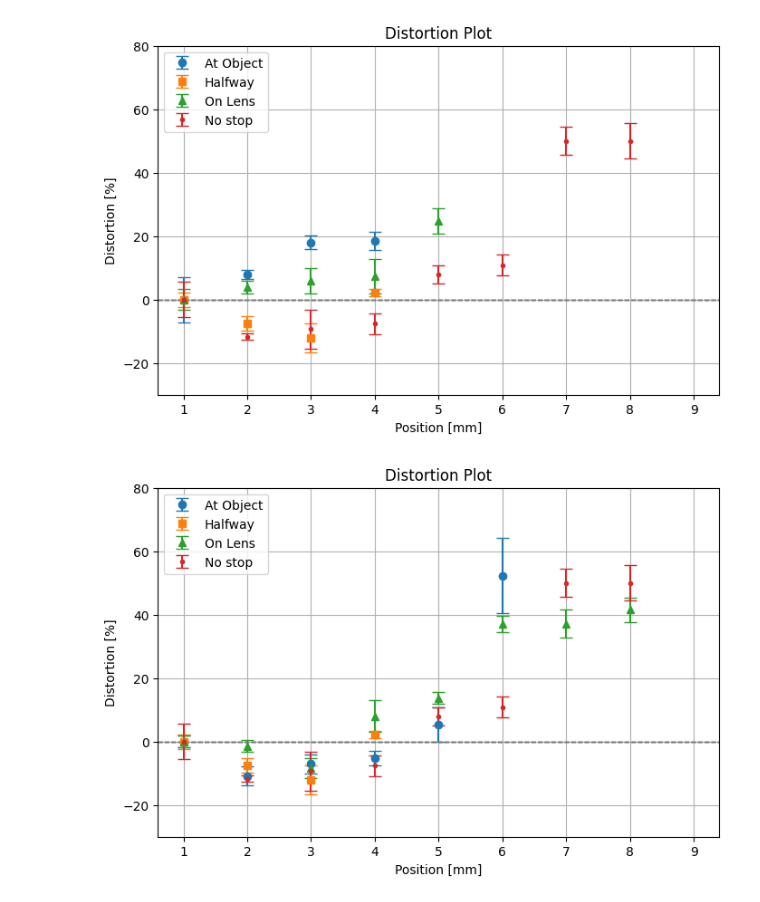
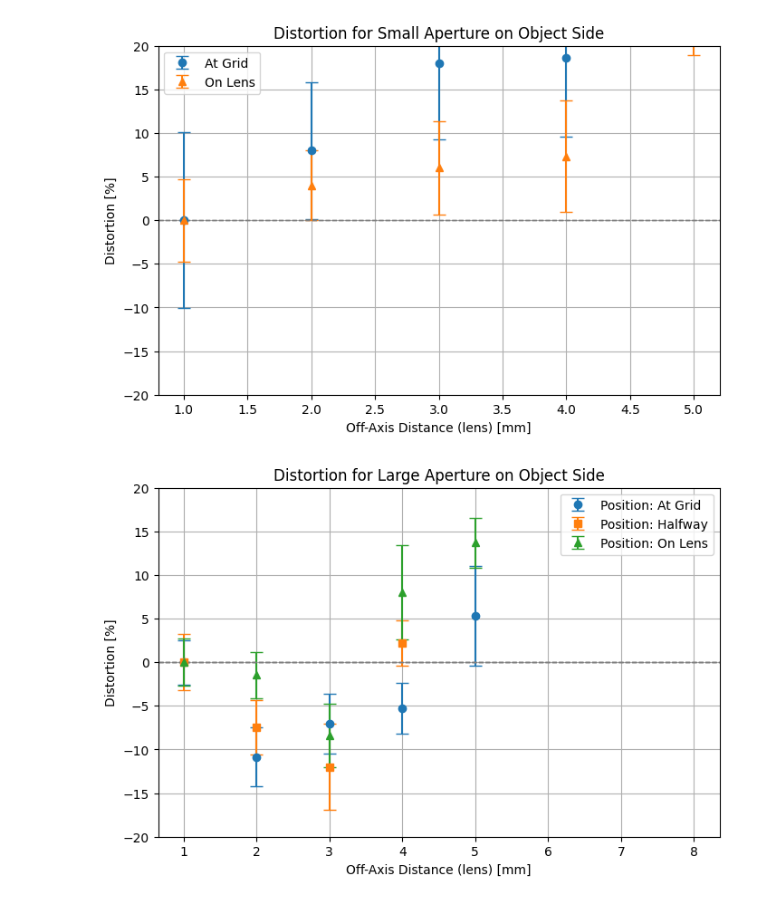
Before and after one commit to fadifarook/PHY424-Advanced-Labs, a Jupyter notebook: Lenses/Distortion_Nov22.ipynb, the cells around one changed output. Saved outputs shown, nothing was run; the diff lists cells and outputs as text; code cells hidden in the pictures.

```diff
--- a/Lenses/Distortion_Nov22.ipynb
+++ b/Lenses/Distortion_Nov22.ipynb
@@ -12,7 +12,11 @@ from scipy.interpolate import make_interp_spline
 def calculate_distortion(data, error):
     reference = data[0]  # First value is the reference magnification
     distortion = (data - reference) / reference * 100  # Distortion formula
-    distortion_error = error / reference * 100  # Propagate uncertainty
+
+    a = error / data[0]
+    b = error[0] * data / (data[0] ** 2)
+    distortion_error = np.sqrt(a**2 + b**2) * 100
+
     return distortion, distortion_error
 
 
@@ -41,12 +45,13 @@ def plot(groups, title):
         plt.axhline(
             0, color="gray", linestyle="--", linewidth=1
         )  # Add a horizontal line at 0
-    plt.xlabel("Position [mm]")
+    plt.xlabel("Off-Axis Distance (lens) [mm]")
     plt.ylabel("Distortion [%]")
-    plt.ylim(-30, 80)
+    plt.ylim(-20, 20)
     plt.title(f"{title}")
     plt.grid()
     plt.legend()
+    plt.savefig(f"Plots/{title}")
     plt.show()
 # %%
 first = np.array([1.4, 1.512, 1.652, 1.66])
@@ -95,27 +100,36 @@ udiscover = np.array([0.08, 0.04, 0.01, 0.06, 0.08, 0.04])
 
 # Plot how size of aperture affects magnification
 groups = [
-    (first, ufirst, "At Object", "o"),
+    (first, ufirst, "At Grid", "o"),
     (fourth, ufourth, "Halfway", "s"),
     (fifth, ufifth, "On Lens", "^"),
     (second, usecond, "No stop", "."),
 ]
-plot(groups)
+groups = [(first, ufirst, "At Grid", "o"), (fifth, ufifth, "On Lens", "^")]
+
+plot(groups, "Distortion for Small Aperture on Object Side")
 # %% [output]
-[figure, old version]
+[figure, new version]
 # %%
 # Plot of large aperture at different pos
 
 # Plot how size of aperture affects magnification
 groups = [
-    (third, uthird, "At Object", "o"),
+    (third, uthird, "At Grid", "o"),
     (fourth, ufourth, "Halfway", "s"),
     (sixth, usixth, "On Lens", "^"),
     (second, usecond, "No stop", "."),
 ]
-plot(groups)
+groups = [
+    (third, uthird, "Position: At Grid", "o"),
+    (fourth, ufourth, "Position: Halfway", "s"),
+    (sixth, usixth, "Position: On Lens", "^"),
+]
+plot(groups, "Distortion for Large Aperture on Object Side")
+
+# Good one
 # %% [output]
-[figure, old version]
+[figure, new version]
 # %%
 # Pincushion again, stops at diff pos
 
```
Also changed, not shown: parts of 3 cells of this notebook, 13 other files.
